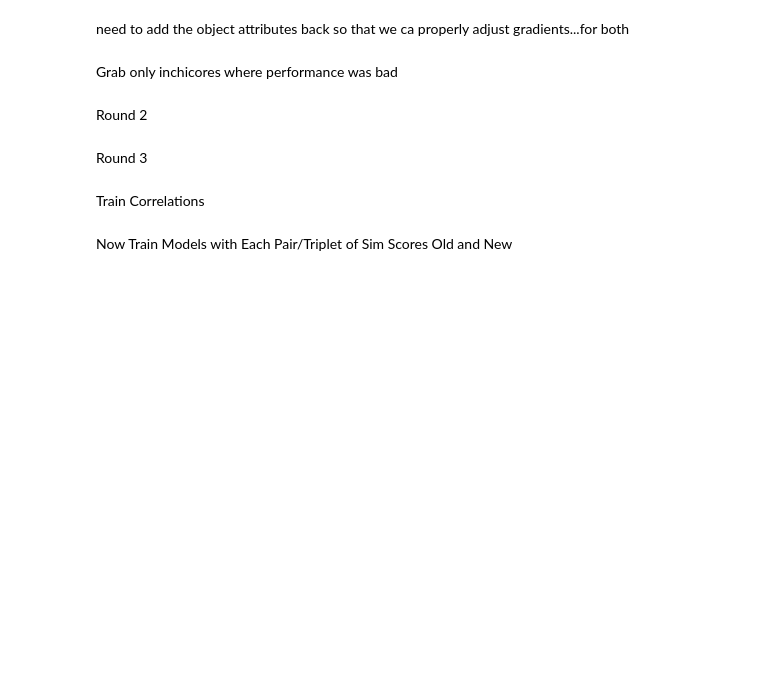
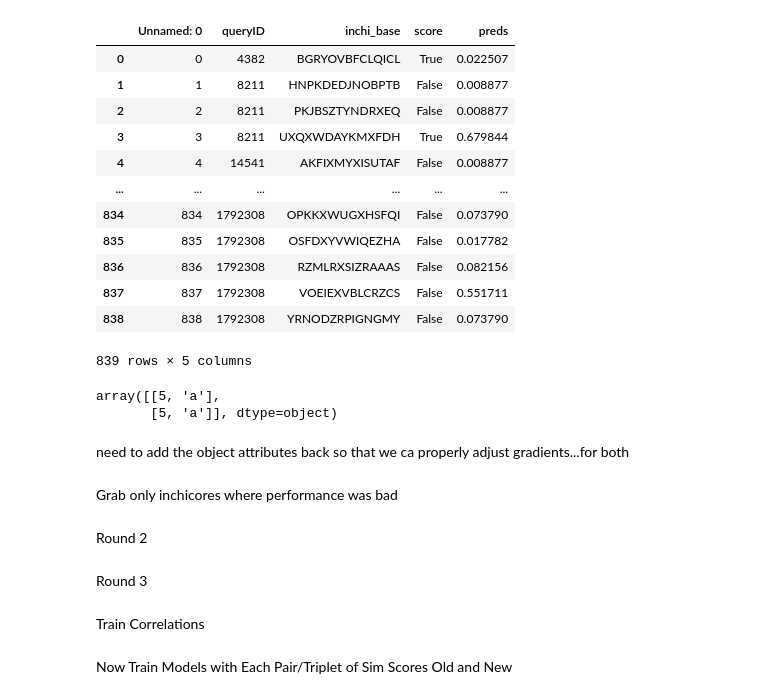
Before and after one commit to Jbug1/TunaSim, a Jupyter notebook: newDemos.ipynb, the cells around one changed output. Cells and saved outputs as stored; diff of their text form; code cells hidden in the pictures; blank space fills up the shorter version.

```diff
--- a/newDemos.ipynb
+++ b/newDemos.ipynb
@@ -15,3 +86,24 @@ from itertools import combinations
+# %%
+pd.read_csv('/Users/jonahpoczobutt/projects/TunaRes/updated_results/intermediate_outputs/tunasims_aggregated_top_train.csv')
+# %% [output]
+|  | Unnamed: 0 | queryID | inchi_base | score | preds |
+| 0 | 0 | 4382 | BGRYOVBFCLQICL | True | 0.022507 |
+| 1 | 1 | 8211 | HNPKDEDJNOBPTB | False | 0.008877 |
+| 2 | 2 | 8211 | PKJBSZTYNDRXEQ | False | 0.008877 |
+| 3 | 3 | 8211 | UXQXWDAYKMXFDH | True | 0.679844 |
+| 4 | 4 | 14541 | AKFIXMYXISUTAF | False | 0.008877 |
+| ... | ... | ... | ... | ... | ... |
+| 834 | 834 | 1792308 | OPKKXWUGXHSFQI | False | 0.073790 |
+| 835 | 835 | 1792308 | OSFDXYVWIQEZHA | False | 0.017782 |
+| 836 | 836 | 1792308 | RZMLRXSIZRAAAS | False | 0.082156 |
+| 837 | 837 | 1792308 | VOEIEXVBLCRZCS | False | 0.551711 |
+| 838 | 838 | 1792308 | YRNODZRPIGNGMY | False | 0.073790 |
+839 rows × 5 columns
+# %%
+a[['a','b']].to_numpy()
+# %% [output]
+array([[5, 'a'],
+       [5, 'a']], dtype=object)
 # %%
 sims_output_dir = '/Users/jonahpoczobutt/projects/TunaRes/oldSimRes'
 if create_new_dataset:
```
Also changed, not shown: parts of 8 cells of this notebook, 3 other files.
